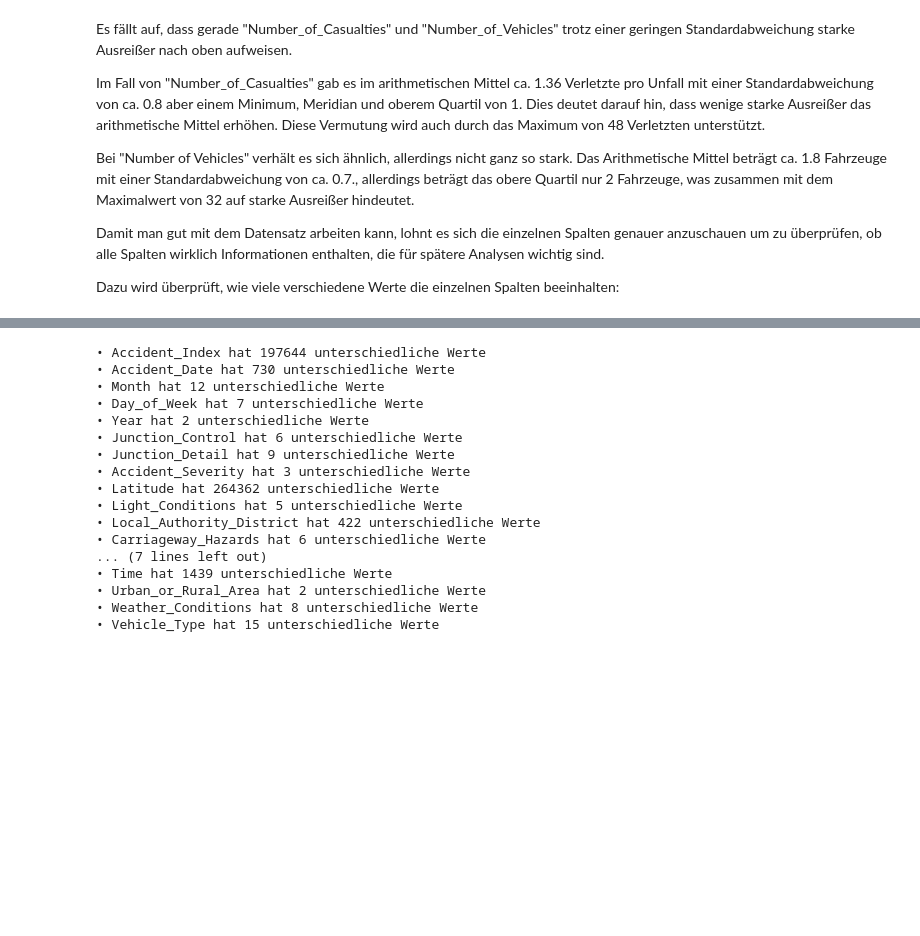
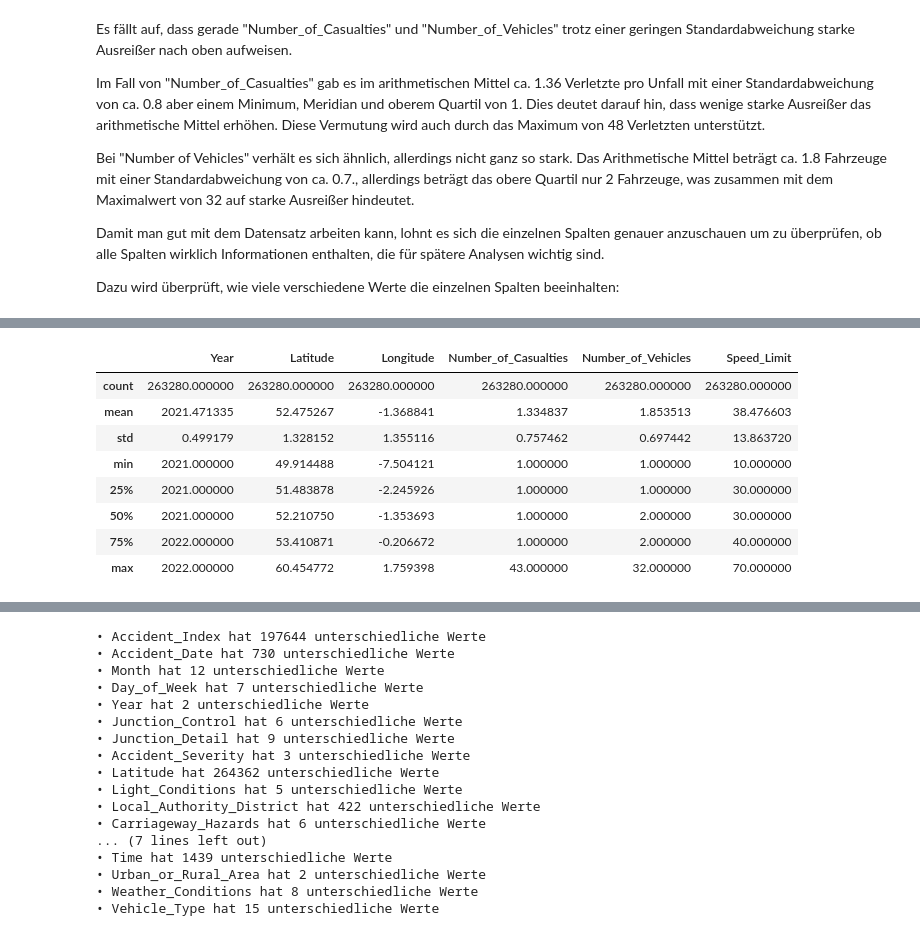
Before and after one commit to bentleman-byte/Credit-Card-Fraud-DSKI, a Jupyter notebook: Road_Accident.ipynb, the cells around one changed output, grey strips where cells are left out. Cells and saved outputs as stored; diff of their text form; code cells hidden in the pictures; blank space fills up the shorter version.

```diff
--- a/Road_Accident.ipynb
+++ b/Road_Accident.ipynb
@@ -156,0 +183,12 @@ Dazu wird überprüft, wie viele verschiedene Werte die einzelnen Spalten beeinh
+# %%
+df[df["Accident_Severity"] == "Slight"].describe()
+# %% [output]
+|  | Year | Latitude | Longitude | Number_of_Casualties | Number_of_Vehicles | Speed_Limit |
+| count | 263280.000000 | 263280.000000 | 263280.000000 | 263280.000000 | 263280.000000 | 263280.000000 |
+| mean | 2021.471335 | 52.475267 | -1.368841 | 1.334837 | 1.853513 | 38.476603 |
+| std | 0.499179 | 1.328152 | 1.355116 | 0.757462 | 0.697442 | 13.863720 |
+| min | 2021.000000 | 49.914488 | -7.504121 | 1.000000 | 1.000000 | 10.000000 |
+| 25% | 2021.000000 | 51.483878 | -2.245926 | 1.000000 | 1.000000 | 30.000000 |
+| 50% | 2021.000000 | 52.210750 | -1.353693 | 1.000000 | 2.000000 | 30.000000 |
+| 75% | 2022.000000 | 53.410871 | -0.206672 | 1.000000 | 2.000000 | 40.000000 |
+| max | 2022.000000 | 60.454772 | 1.759398 | 43.000000 | 32.000000 | 70.000000 |
```
Also changed, not shown: parts of 6 cells of this notebook.
